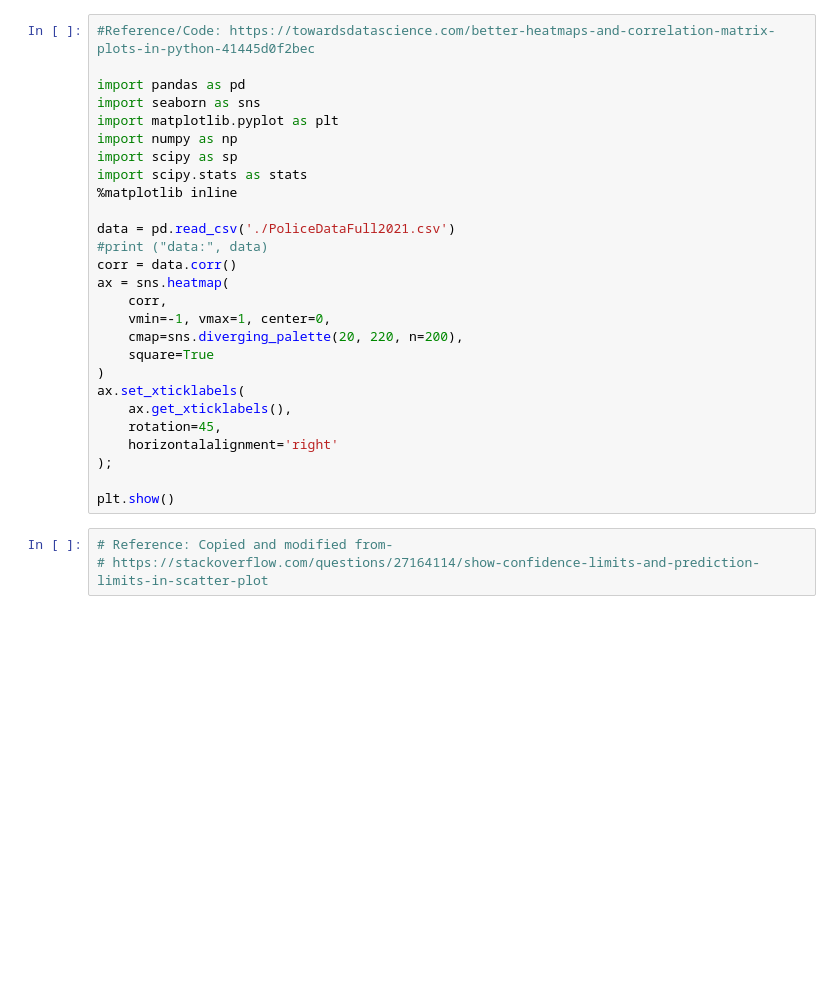
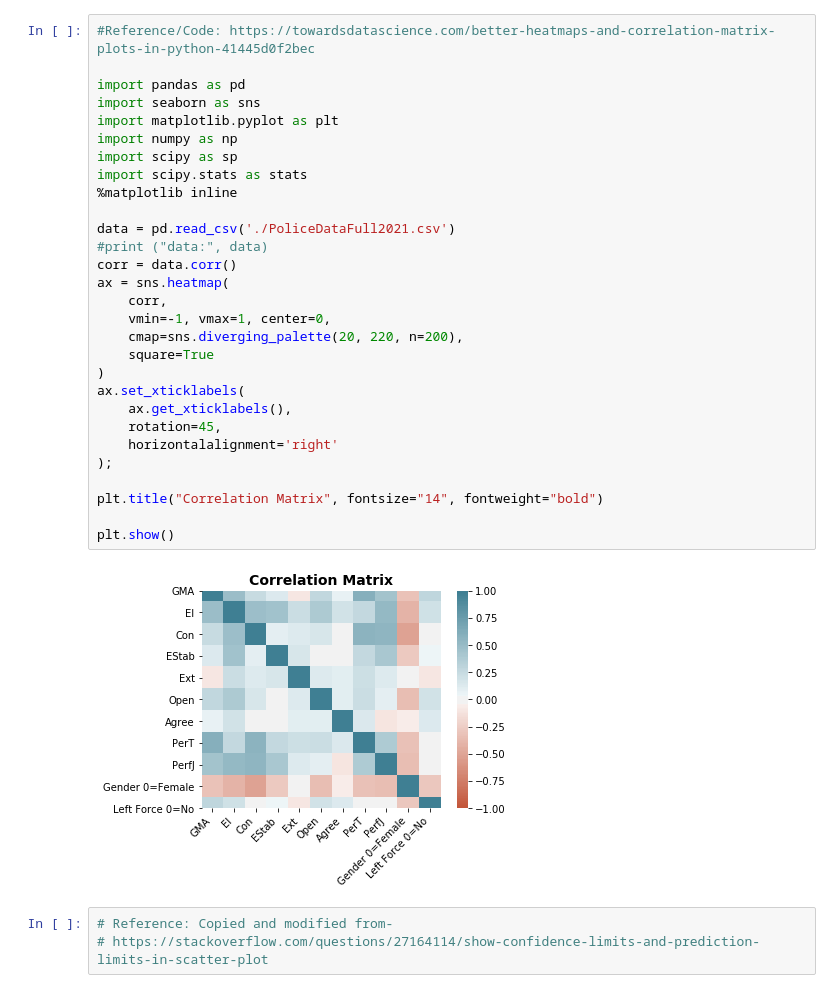
Before and after one commit to amarathe/lio_stats, a Jupyter notebook: police_graphs_full.ipynb, the cells around one changed output. Cells and saved outputs as stored; diff of their text form; blank space fills up the shorter version.

```diff
--- a/police_graphs_full.ipynb
+++ b/police_graphs_full.ipynb
@@ -1,30 +1,34 @@
 # %%
 #Reference/Code: https://towardsdatascience.com/better-heatmaps-and-correlation-matrix-plots-in-python-41445d0f2bec
 
 import pandas as pd
 import seaborn as sns
 import matplotlib.pyplot as plt
 import numpy as np
 import scipy as sp
 import scipy.stats as stats
 %matplotlib inline
 
 data = pd.read_csv('./PoliceDataFull2021.csv')
 #print ("data:", data)
 corr = data.corr()
 ax = sns.heatmap(
     corr,
     vmin=-1, vmax=1, center=0,
     cmap=sns.diverging_palette(20, 220, n=200),
     square=True
 )
 ax.set_xticklabels(
     ax.get_xticklabels(),
     rotation=45,
     horizontalalignment='right'
 );
 
+plt.title("Correlation Matrix", fontsize="14", fontweight="bold")
+
 plt.show()
+# %% [output]
+[figure, added]
 # %%
 # Reference: Copied and modified from-
 # https://stackoverflow.com/questions/27164114/show-confidence-limits-and-prediction-limits-in-scatter-plot
```
Also changed, not shown: parts of 1 cell of this notebook.
